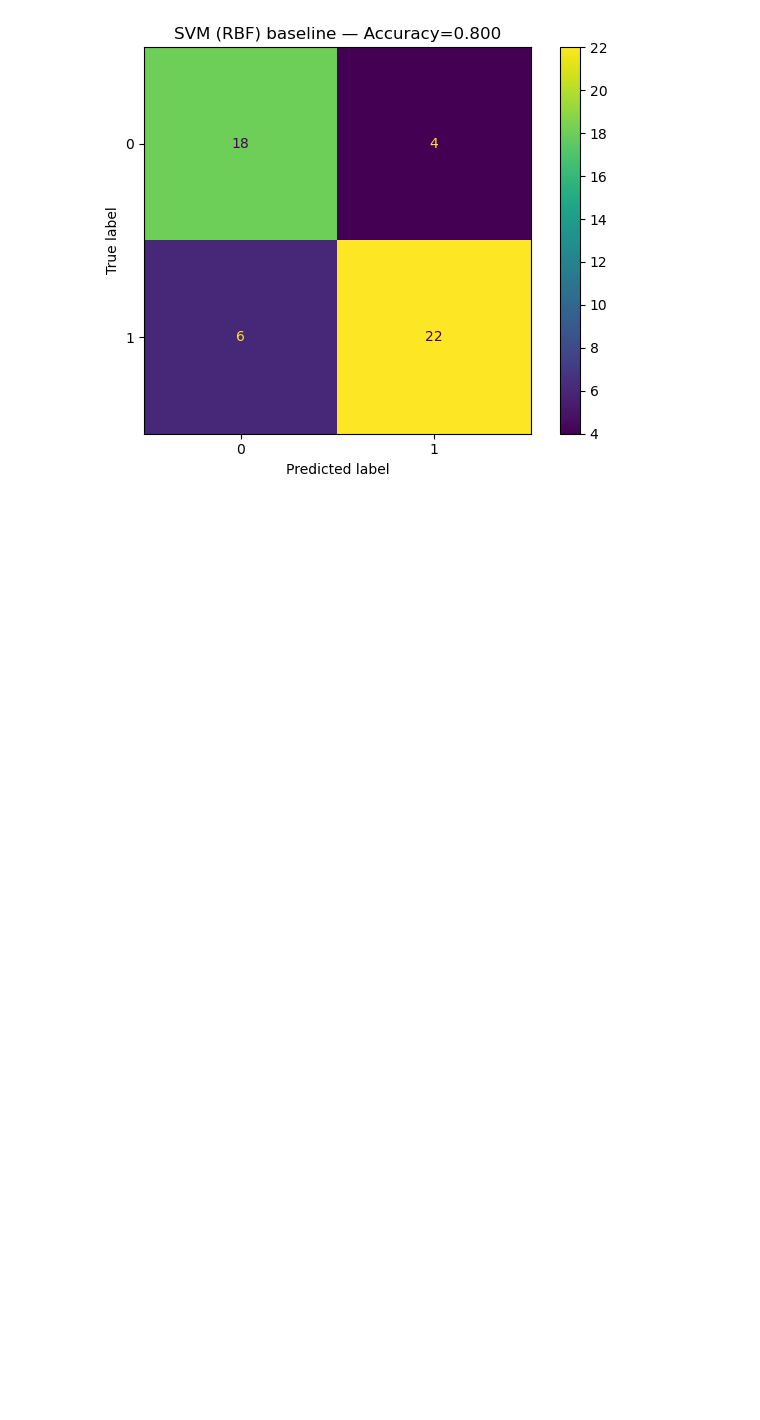
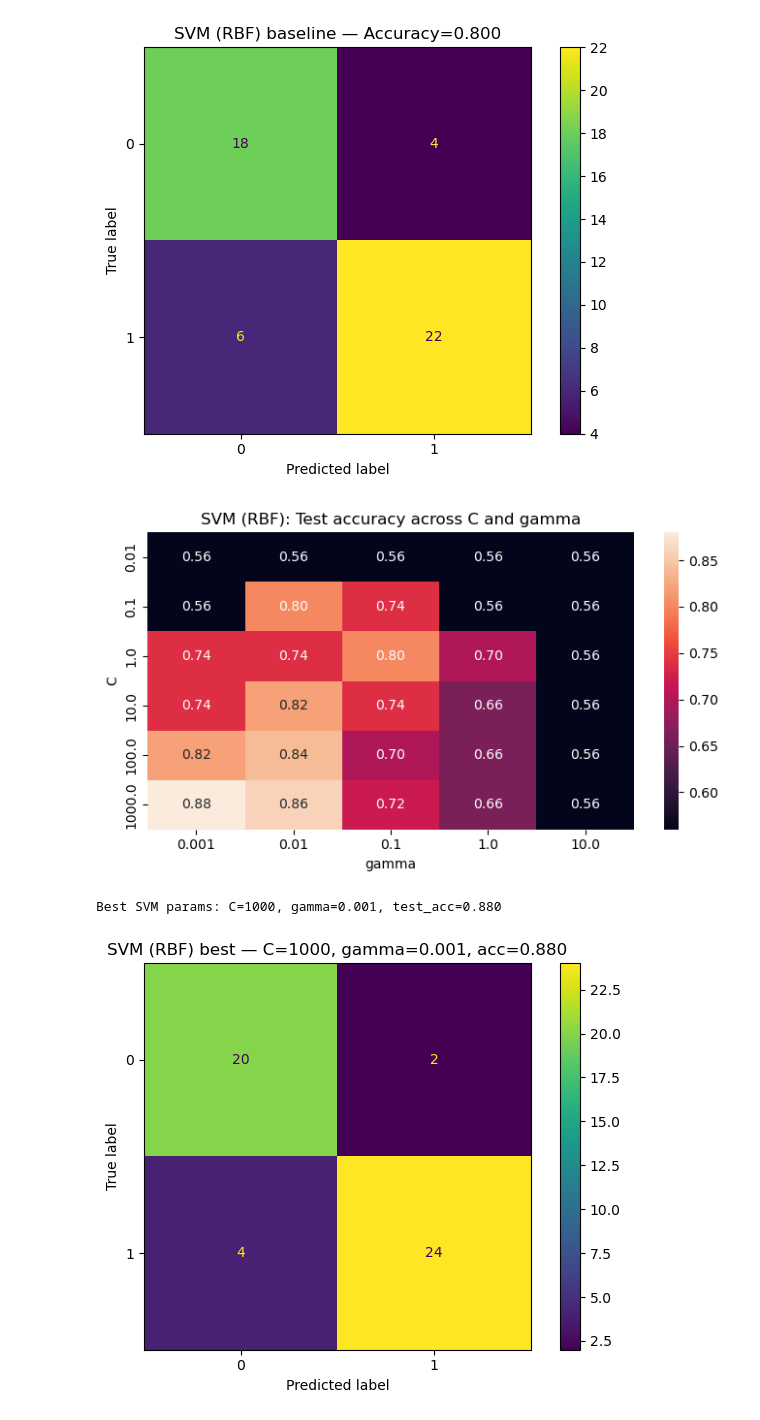
Before and after one commit to Kellylin-x/CT4101-Assignment1, a Jupyter notebook: notebooks/ct4101_a1.ipynb, the cells around one changed output. Saved outputs shown, nothing was run; the diff lists cells and outputs as text; code cells hidden in the pictures; blank space fills up the shorter version.

```diff
--- a/notebooks/ct4101_a1.ipynb
+++ b/notebooks/ct4101_a1.ipynb
@@ -182,3 +201,58 @@ pd.DataFrame(classification_report(y_test, y_pred_svm, output_dict=True)).to_csv
 # %% [output]
 SVM (RBF) baseline accuracy: 0.8
 [figure]
+# %%
+# --- SVM (RBF) hyperparameter sweep (C, gamma) + best model ---
+import numpy as np, pandas as pd, matplotlib.pyplot as plt, seaborn as sns
+from sklearn.svm import SVC
+from sklearn.metrics import accuracy_score, ConfusionMatrixDisplay, classification_report
+
+C_vals     = np.logspace(-2, 3, 6)      # 0.01..1000
+gamma_vals = np.logspace(-3, 1, 5)      # 0.001..10
+
+rows = []
+for C in C_vals:
+    for g in gamma_vals:
+        m = SVC(kernel="rbf", C=C, gamma=g)
+        m.fit(X_train_s, y_train)
+        rows.append({
+            "C": C, "gamma": g,
+            "train_acc": accuracy_score(y_train, m.predict(X_train_s)),
+            "test_acc":  accuracy_score(y_test,  m.predict(X_test_s)),
+        })
+
+svm_grid = pd.DataFrame(rows)
+svm_grid.to_csv(FIGS / "svm_rbf_grid.csv", index=False)
+
+# heatmap of test accuracy
+pivot = svm_grid.pivot(index="C", columns="gamma", values="test_acc")
+plt.figure(figsize=(7,4))
+sns.heatmap(pivot, annot=True, fmt=".2f")
+plt.title("SVM (RBF): Test accuracy across C and gamma")
+plt.ylabel("C"); plt.xlabel("gamma")
+plt.tight_layout()
+plt.savefig(FIGS / "svm_rbf_acc_heatmap.png", dpi=200)
+plt.show()
+
+# best combo + confusion matrix + report
+best = svm_grid.iloc[svm_grid["test_acc"].idxmax()]
+best_C, best_g, best_te = float(best.C), float(best.gamma), float(best.test_acc)
+print(f"Best SVM params: C={best_C:g}, gamma={best_g:g}, test_acc={best_te:.3f}")
+
+best_model = SVC(kernel="rbf", C=best_C, gamma=best_g)
+best_model.fit(X_train_s, y_train)
+best_pred = best_model.predict(X_test_s)
+
+disp = ConfusionMatrixDisplay.from_predictions(y_test, best_pred)
+plt.title(f"SVM (RBF) best — C={best_C:g}, gamma={best_g:g}, acc={best_te:.3f}")
+plt.tight_layout()
+plt.savefig(FIGS / "cm_svm_rbf_best.png", dpi=200)
+plt.show()
+
+pd.DataFrame(classification_report(y_test, best_pred, output_dict=True)).to_csv(
+    FIGS / "svm_rbf_best_classification_report.csv"
+)
+# %% [output]
+[figure, added]
+Best SVM params: C=1000, gamma=0.001, test_acc=0.880
+[figure, added]
```
Also changed, not shown: parts of 2 cells of this notebook, 6 other files.
